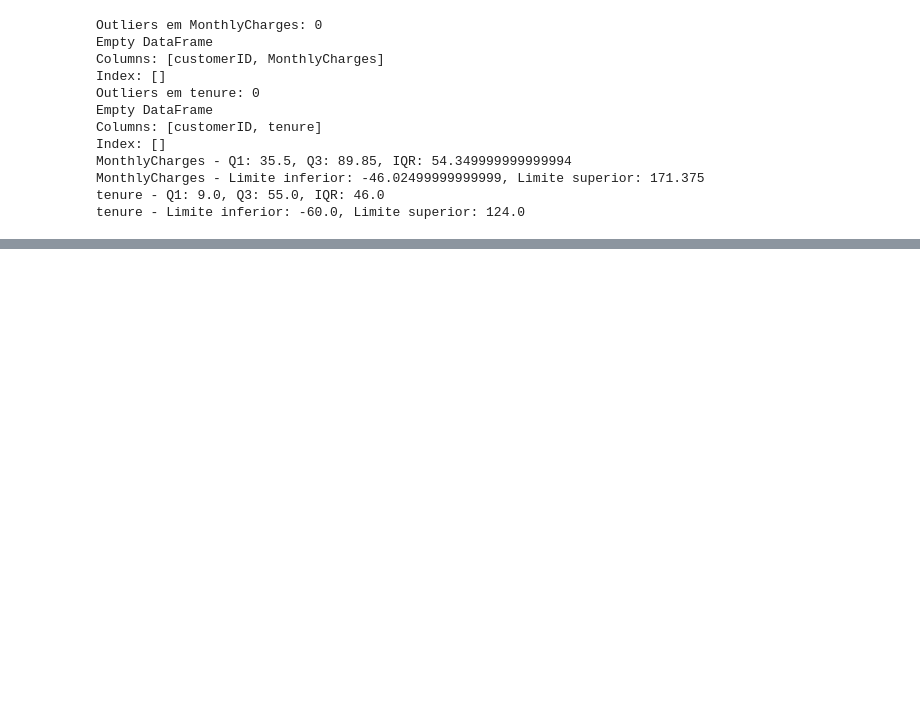
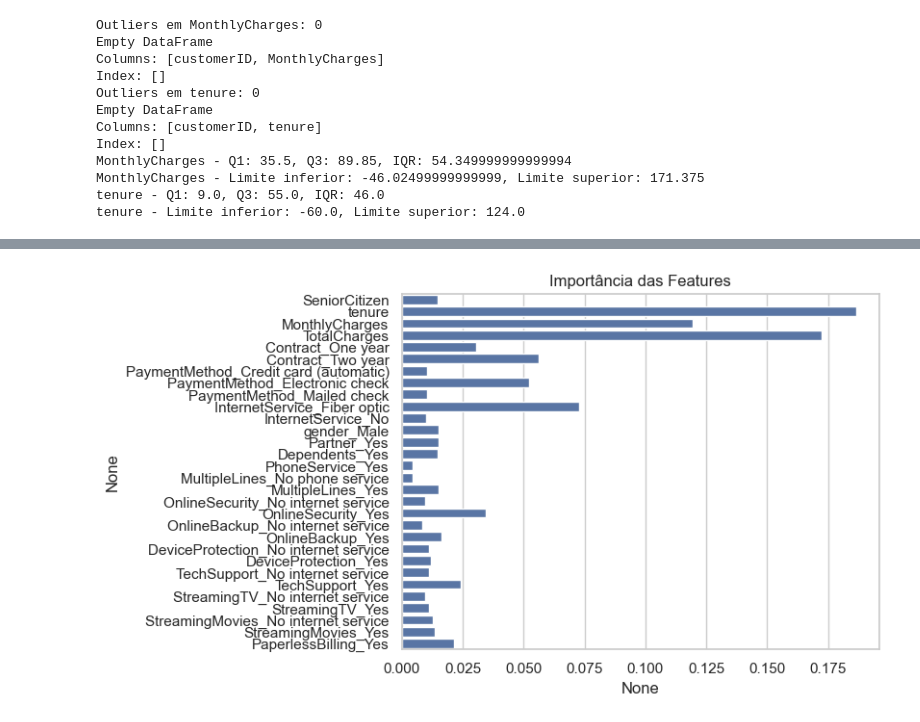
Before and after one commit to matevs77/churn-previsao, a Jupyter notebook: notebooks/churn_prediction.ipynb, the cells around one changed output, grey strips where cells are left out. Saved outputs shown, nothing was run; the diff lists cells and outputs as text; code cells hidden in the pictures; blank space fills up the shorter version.

Commit message:
Remove temporary lock file and add processed churn data CSV. Update churn prediction notebook with execution count adjustments and export model predictions. Include feature importance visualization.

```diff
--- a/notebooks/churn_prediction.ipynb
+++ b/notebooks/churn_prediction.ipynb
@@ -209,0 +296,10 @@ y = df['Churn']
+# %%
+# Avaliar o modelo
+from sklearn.metrics import accuracy_score, f1_score, roc_auc_score, classification_report
+melhor_modelo = RandomForestClassifier(**grid.best_params_, random_state=42)
+melhor_modelo.fit(X_train, y_train)
+y_pred = melhor_modelo.predict(X_test)
+print(f"Acurácia: {accuracy_score(y_test, y_pred):.3f}")
+print(f"F1-Score: {f1_score(y_test, y_pred):.3f}")
+print(f"ROC-AUC: {roc_auc_score(y_test, melhor_modelo.predict_proba(X_test)[:, 1]):.3f}")
+print(classification_report(y_test, y_pred))
@@ -209,0 +318,10 @@ y = df['Churn']
+# %%
+#Visualizando a importância das features para interpretabilidade
+
+importancia = pd.Series(melhor_modelo.feature_importances_, index=X_train.columns)
+sns.barplot(x=importancia, y=importancia.index)
+plt.title('Importância das Features')
+plt.savefig('visualizations/importancia_features.png')
+plt.show()
+# %% [output]
+[figure, added]
```
Also changed, not shown: parts of 9 cells of this notebook, 4 other files.
